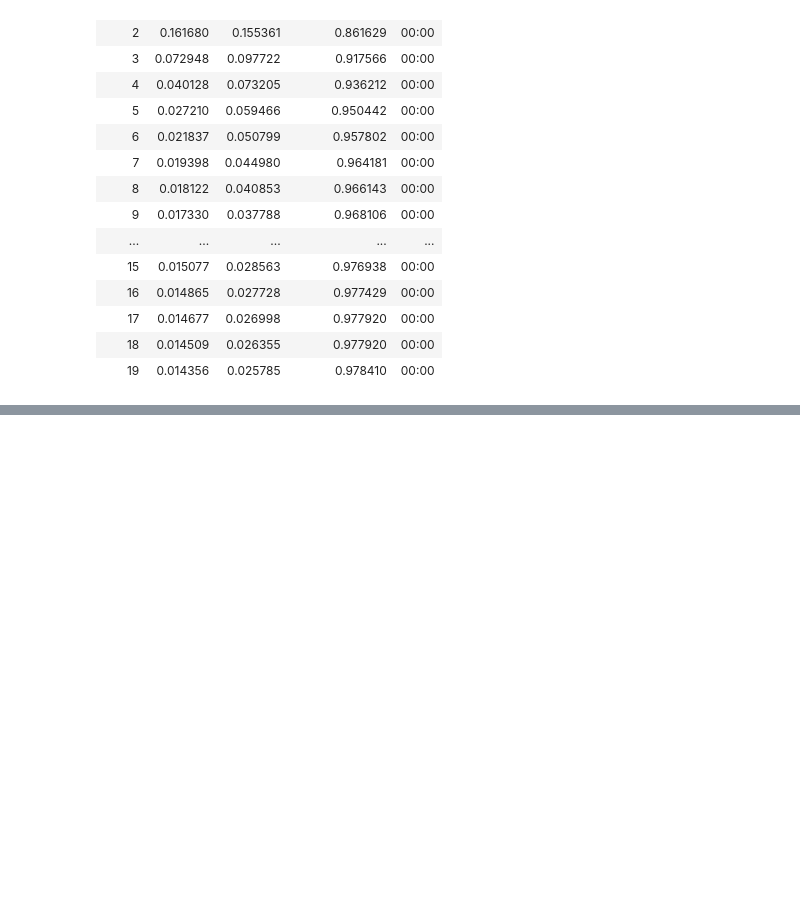
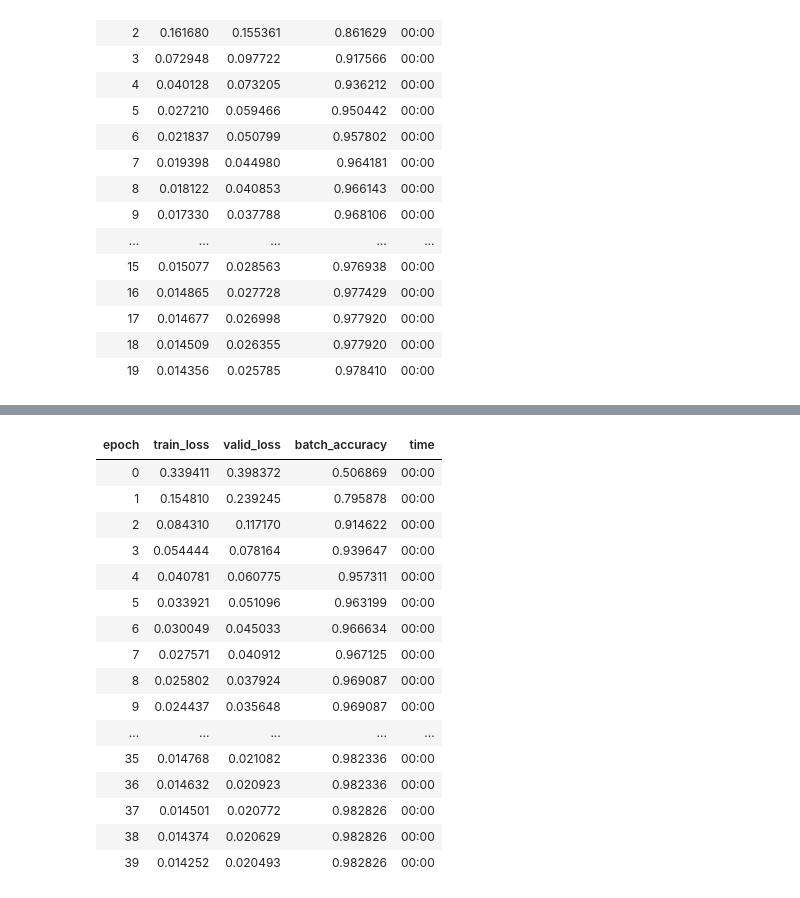
Before and after one commit to miketon/JupyterJeep, a Jupyter notebook: fastai_exercises/fast-ai-chapter04-under-the-hood.ipynb, the cells around one changed output, grey strips where cells are left out. Saved outputs shown, nothing was run; the diff lists cells and outputs as text; code cells hidden in the pictures; blank space fills up the shorter version.

```diff
--- a/fastai_exercises/fast-ai-chapter04-under-the-hood.ipynb
+++ b/fastai_exercises/fast-ai-chapter04-under-the-hood.ipynb
@@ -786,0 +827,27 @@ learn.fit(20, lr=lr)
+# %%
+learn = Learner(
+    dls, simple_net,
+    opt_func=SGD, # type: ignore
+    loss_func=mnist_loss,
+    metrics=batch_accuracy
+)
+
+learn.fit(40, 0.1)
+# %% [output]
+| epoch | train_loss | valid_loss | batch_accuracy | time |
+| 0 | 0.339411 | 0.398372 | 0.506869 | 00:00 |
+| 1 | 0.154810 | 0.239245 | 0.795878 | 00:00 |
+| 2 | 0.084310 | 0.117170 | 0.914622 | 00:00 |
+| 3 | 0.054444 | 0.078164 | 0.939647 | 00:00 |
+| 4 | 0.040781 | 0.060775 | 0.957311 | 00:00 |
+| 5 | 0.033921 | 0.051096 | 0.963199 | 00:00 |
+| 6 | 0.030049 | 0.045033 | 0.966634 | 00:00 |
+| 7 | 0.027571 | 0.040912 | 0.967125 | 00:00 |
+| 8 | 0.025802 | 0.037924 | 0.969087 | 00:00 |
+| 9 | 0.024437 | 0.035648 | 0.969087 | 00:00 |
+| ... | ... | ... | ... | ... |
+| 35 | 0.014768 | 0.021082 | 0.982336 | 00:00 |
+| 36 | 0.014632 | 0.020923 | 0.982336 | 00:00 |
+| 37 | 0.014501 | 0.020772 | 0.982826 | 00:00 |
+| 38 | 0.014374 | 0.020629 | 0.982826 | 00:00 |
+| 39 | 0.014252 | 0.020493 | 0.982826 | 00:00 |
```
Also changed, not shown: parts of 5 cells of this notebook.
